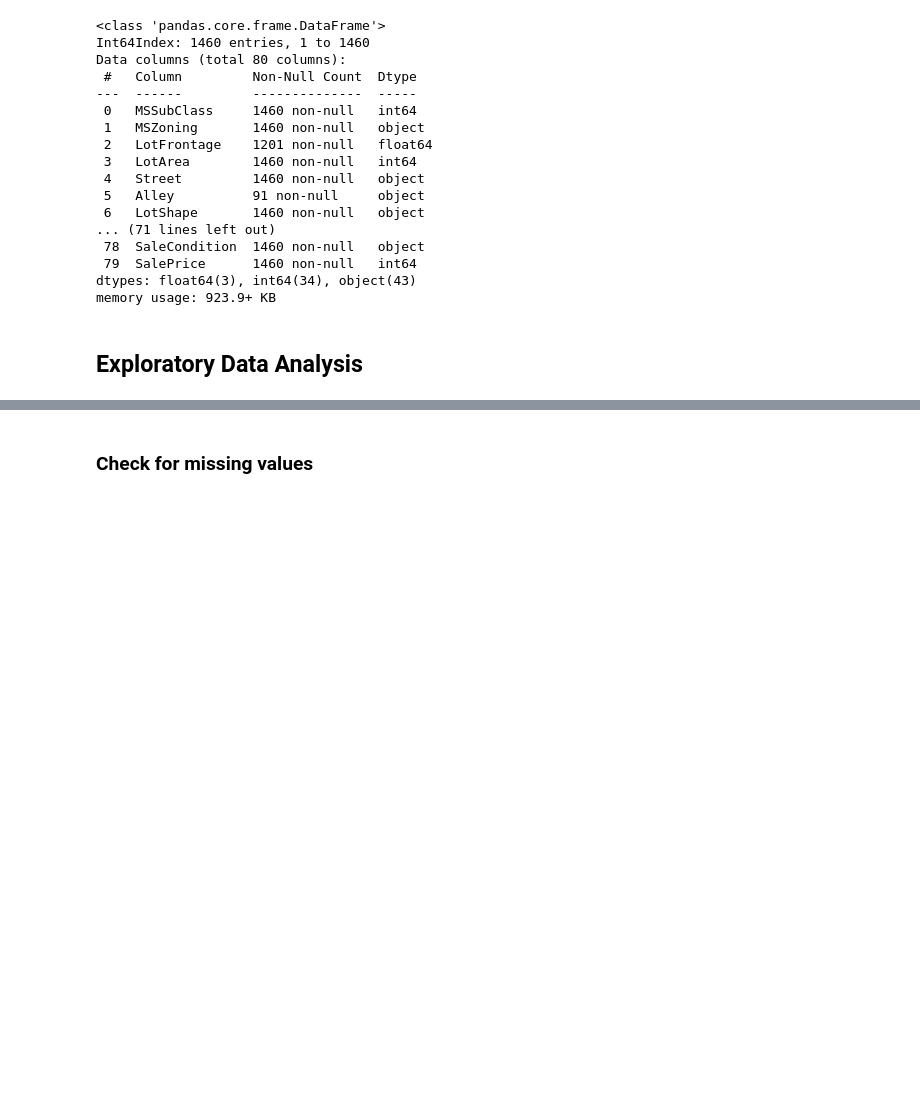
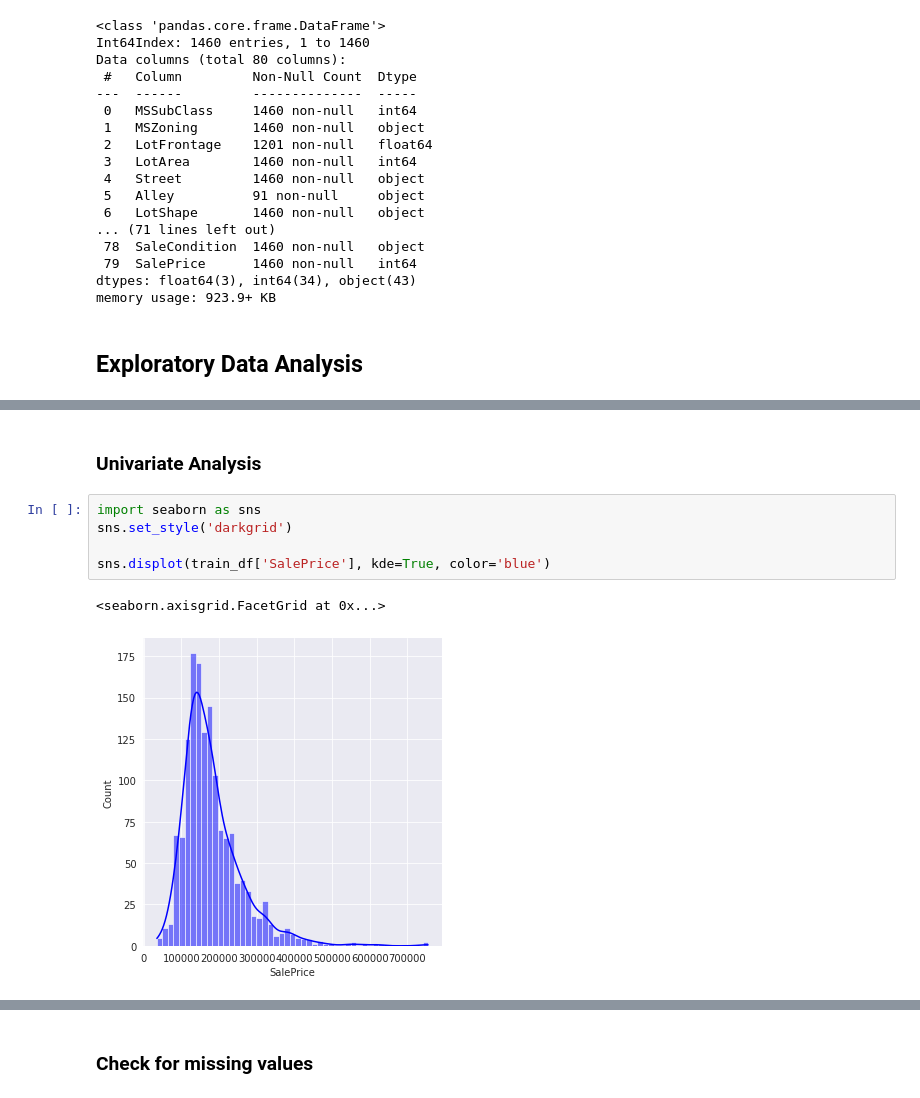
Before and after one commit to karthigeyan0312/My_Kaggle_Practice_Exercises, a Jupyter notebook: house-price-prediction.ipynb, the cells around one changed output, grey strips where cells are left out. Cells and saved outputs as stored; diff of their text form; blank space fills up the shorter version.

Commit message:
Kaggle Notebook | House_price_prediction | Version 5

```diff
--- a/house-price-prediction.ipynb
+++ b/house-price-prediction.ipynb
@@ -56,0 +71,10 @@ memory usage: 923.9+ KB
+# %% [markdown]
+### Univariate Analysis
+# %%
+import seaborn as sns
+sns.set_style('darkgrid')
+
+sns.displot(train_df['SalePrice'], kde=True, color='blue')
+# %% [output]
+<seaborn.axisgrid.FacetGrid at 0x...>
+[figure, added]
```
Also changed, not shown: parts of 31 cells of this notebook.
